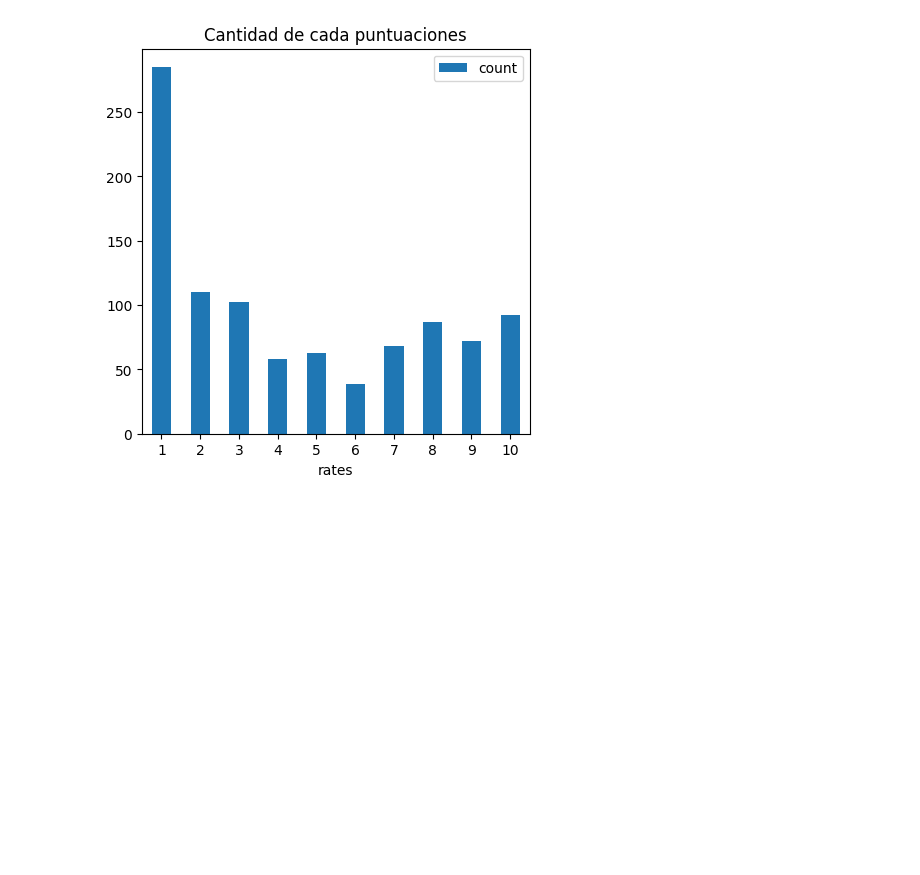
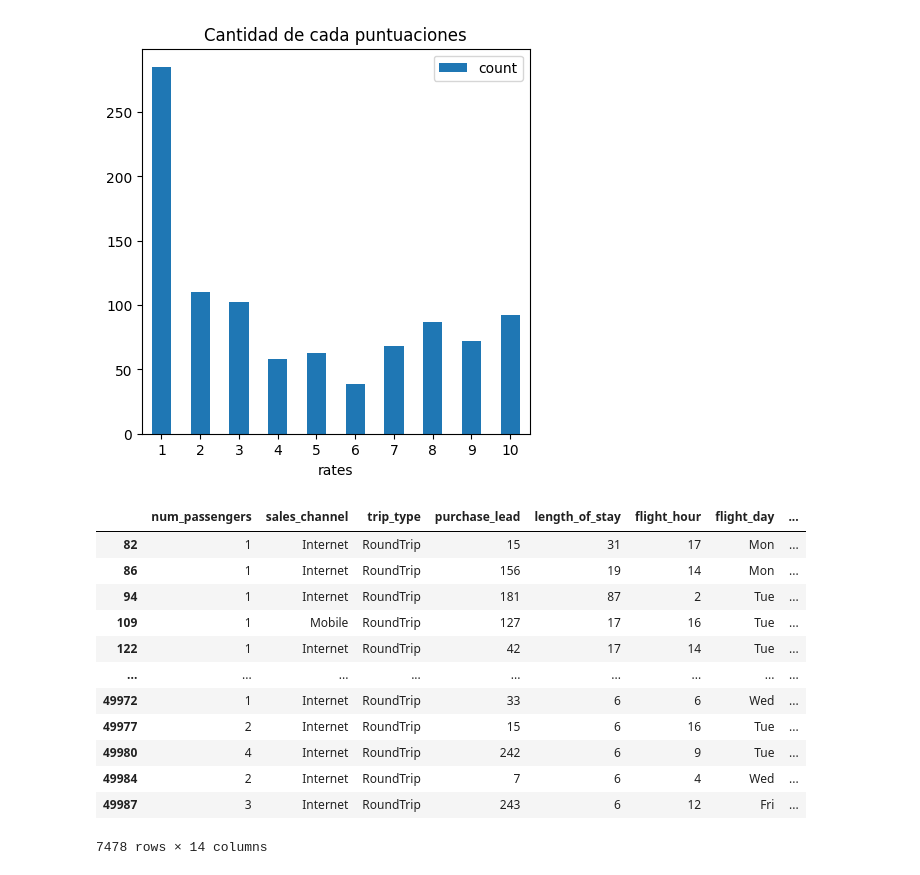
Before and after one commit to agalarza768/TP1-Orga_de_datos, a Jupyter notebook: TP_Orga.ipynb, the cells around one changed output. Drawn from its saved outputs; the diff is of its cells as text; code cells hidden in the pictures; blank space fills up the shorter version.

```diff
--- a/TP_Orga.ipynb
+++ b/TP_Orga.ipynb
@@ -372,3 +372,20 @@ plt.title('Cantidad de cada puntuaciones')
 plt.show()
 # %% [output]
 [figure]
+# %%
+filtered_airways_data = airways_data[airways_data['booking_complete']==1]
+filtered_airways_data
+# %% [output]
+|  | num_passengers | sales_channel | trip_type | purchase_lead | length_of_stay | flight_hour | flight_day | ... |
+| 82 | 1 | Internet | RoundTrip | 15 | 31 | 17 | Mon | ... |
+| 86 | 1 | Internet | RoundTrip | 156 | 19 | 14 | Mon | ... |
+| 94 | 1 | Internet | RoundTrip | 181 | 87 | 2 | Tue | ... |
+| 109 | 1 | Mobile | RoundTrip | 127 | 17 | 16 | Tue | ... |
+| 122 | 1 | Internet | RoundTrip | 42 | 17 | 14 | Tue | ... |
+| ... | ... | ... | ... | ... | ... | ... | ... | ... |
+| 49972 | 1 | Internet | RoundTrip | 33 | 6 | 6 | Wed | ... |
+| 49977 | 2 | Internet | RoundTrip | 15 | 6 | 16 | Tue | ... |
+| 49980 | 4 | Internet | RoundTrip | 242 | 6 | 9 | Tue | ... |
+| 49984 | 2 | Internet | RoundTrip | 7 | 6 | 4 | Wed | ... |
+| 49987 | 3 | Internet | RoundTrip | 243 | 6 | 12 | Fri | ... |
+7478 rows × 14 columns
```
Also changed, not shown: parts of 3 cells of this notebook.
